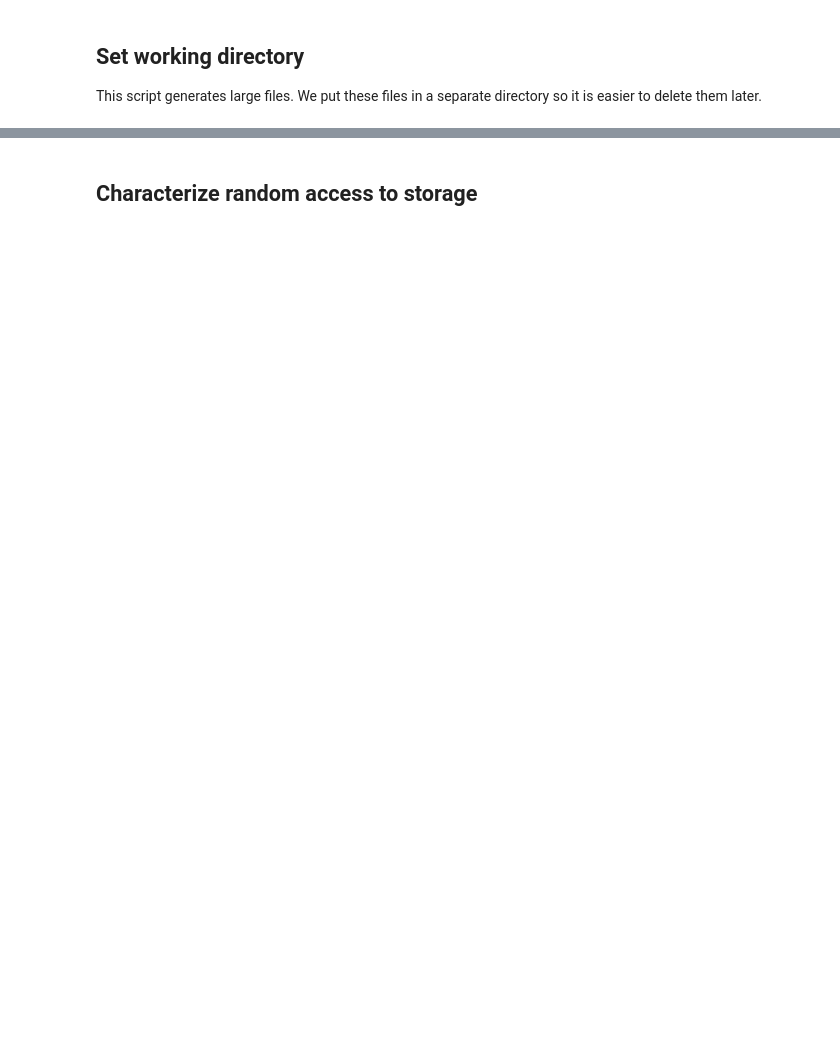
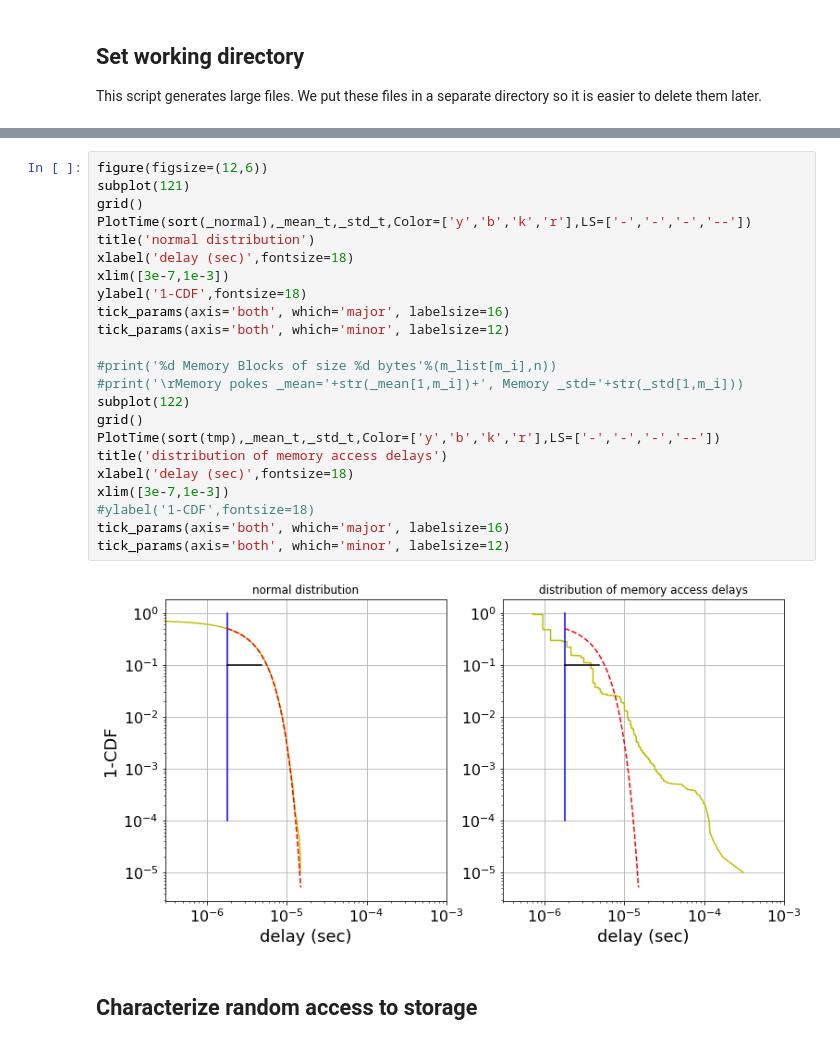
Before and after one commit to ucsd-edx/edX-Micro-Master-in-Data-Science, a Jupyter notebook: big-data-analytics-using-spark/notebooks/Section1-Basics/0.MemoryLatency/02_measuring_performance_of_memory_hierarchy_MASTER.ipynb, the cells around one changed output, grey strips where cells are left out. Saved outputs shown, nothing was run; the diff lists cells and outputs as text; blank space fills up the shorter version.

```diff
--- a/big-data-analytics-using-spark/notebooks/Section1-Basics/0.MemoryLatency/02_measuring_performance_of_memory_hierarchy_MASTER.ipynb
+++ b/big-data-analytics-using-spark/notebooks/Section1-Basics/0.MemoryLatency/02_measuring_performance_of_memory_hierarchy_MASTER.ipynb
@@ -84,3 +130,28 @@ for m_i in range(len(m_list)):
+# %%
+figure(figsize=(12,6))
+subplot(121)
+grid()
+PlotTime(sort(_normal),_mean_t,_std_t,Color=['y','b','k','r'],LS=['-','-','-','--'])
+title('normal distribution')
+xlabel('delay (sec)',fontsize=18)
+xlim([3e-7,1e-3])
+ylabel('1-CDF',fontsize=18)
+tick_params(axis='both', which='major', labelsize=16)
+tick_params(axis='both', which='minor', labelsize=12)
+
+#print('%d Memory Blocks of size %d bytes'%(m_list[m_i],n))
+#print('\rMemory pokes _mean='+str(_mean[1,m_i])+', Memory _std='+str(_std[1,m_i]))
+subplot(122)
+grid()
+PlotTime(sort(tmp),_mean_t,_std_t,Color=['y','b','k','r'],LS=['-','-','-','--'])
+title('distribution of memory access delays')
+xlabel('delay (sec)',fontsize=18)
+xlim([3e-7,1e-3])
+#ylabel('1-CDF',fontsize=18)
+tick_params(axis='both', which='major', labelsize=16)
+tick_params(axis='both', which='minor', labelsize=12)
+# %% [output]
+[figure, added]
 # %% [markdown]
 ## Characterize random access to storage
 # %%
```
Also changed, not shown: parts of 10 cells of this notebook, 5 other files.
